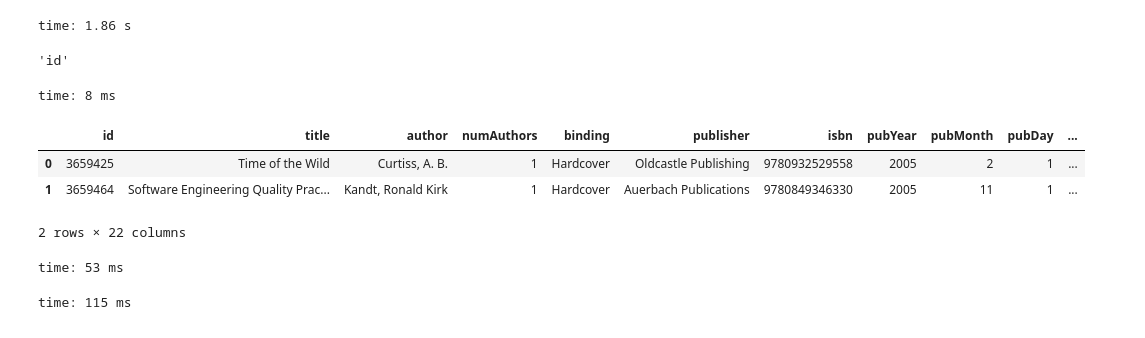
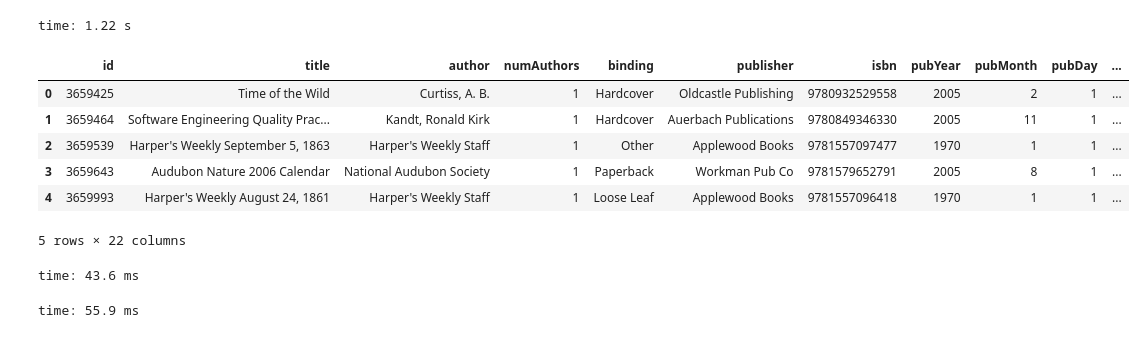
Before and after one commit to kvpradap/enrique, a Jupyter notebook: notebooks/Books.ipynb, the cells around one changed output. Drawn from its saved outputs; the diff is of its cells as text; code cells hidden in the pictures.

```diff
--- a/notebooks/Books.ipynb
+++ b/notebooks/Books.ipynb
@@ -13,21 +11,21 @@ time: 1.45 s
 # %%
-wal = mg.read_csv('../magellan/datasets/books/walmart.csv', dtype={'isbn':pd.np.str}, key='id')
+wal = mg.read_csv('../magellan/datasets/books/walmart.csv', dtype={'isbn':pd.np.str, 'pages':pd.np.str, 'volume':pd.np.str, 'editionNum':pd.np.str},
+                      low_memory=False, key='id')
 # %% [output]
-time: 1.86 s
+time: 1.22 s
 # %%
-wal.get_key()
+wal.head()
 # %% [output]
+|  | id | title | author | numAuthors | binding | publisher | isbn | pubYear | pubMonth | pubDay | ... |
+| 0 | 3659425 | Time of the Wild | Curtiss, A. B. | 1 | Hardcover | Oldcastle Publishing | 9780932529558 | 2005 | 2 | 1 | ... |
+| 1 | 3659464 | Software Engineering Quality Prac... | Kandt, Ronald Kirk | 1 | Hardcover | Auerbach Publications | 9780849346330 | 2005 | 11 | 1 | ... |
+| 2 | 3659539 | Harper's Weekly September 5, 1863 | Harper's Weekly Staff | 1 | Other | Applewood Books | 9781557097477 | 1970 | 1 | 1 | ... |
+| 3 | 3659643 | Audubon Nature 2006 Calendar | National Audubon Society | 1 | Paperback | Workman Pub Co | 9781579652791 | 2005 | 8 | 1 | ... |
+| 4 | 3659993 | Harper's Weekly August 24, 1861 | Harper's Weekly Staff | 1 | Loose Leaf | Applewood Books | 9781557096418 | 1970 | 1 | 1 | ... |
-'id'
+5 rows × 22 columns
-time: 8 ms
+time: 43.6 ms
-# %%
-wal.head(2)
-# %% [output]
-|  | id | title | author | numAuthors | binding | publisher | isbn | pubYear | pubMonth | pubDay | ... |
-| 0 | 3659425 | Time of the Wild | Curtiss, A. B. | 1 | Hardcover | Oldcastle Publishing | 9780932529558 | 2005 | 2 | 1 | ... |
-| 1 | 3659464 | Software Engineering Quality Prac... | Kandt, Ronald Kirk | 1 | Hardcover | Auerbach Publications | 9780849346330 | 2005 | 11 | 1 | ... |
-2 rows × 22 columns
-time: 53 ms
 # %%
-bow = mg.read_csv('../magellan/datasets/books/bowker.csv', dtype={'isbn':pd.np.str}, key='id')
+bwk = mg.read_csv('../magellan/datasets/books/bowker.csv', dtype={'isbn':pd.np.str, 'pages':pd.np.str, 'volume':pd.np.str, 'editionNum':pd.np.str},
+                      low_memory=False, key='id')
 # %% [output]
-time: 115 ms
+time: 55.9 ms
```
Also changed, not shown: parts of 27 cells of this notebook, 39 other files.
